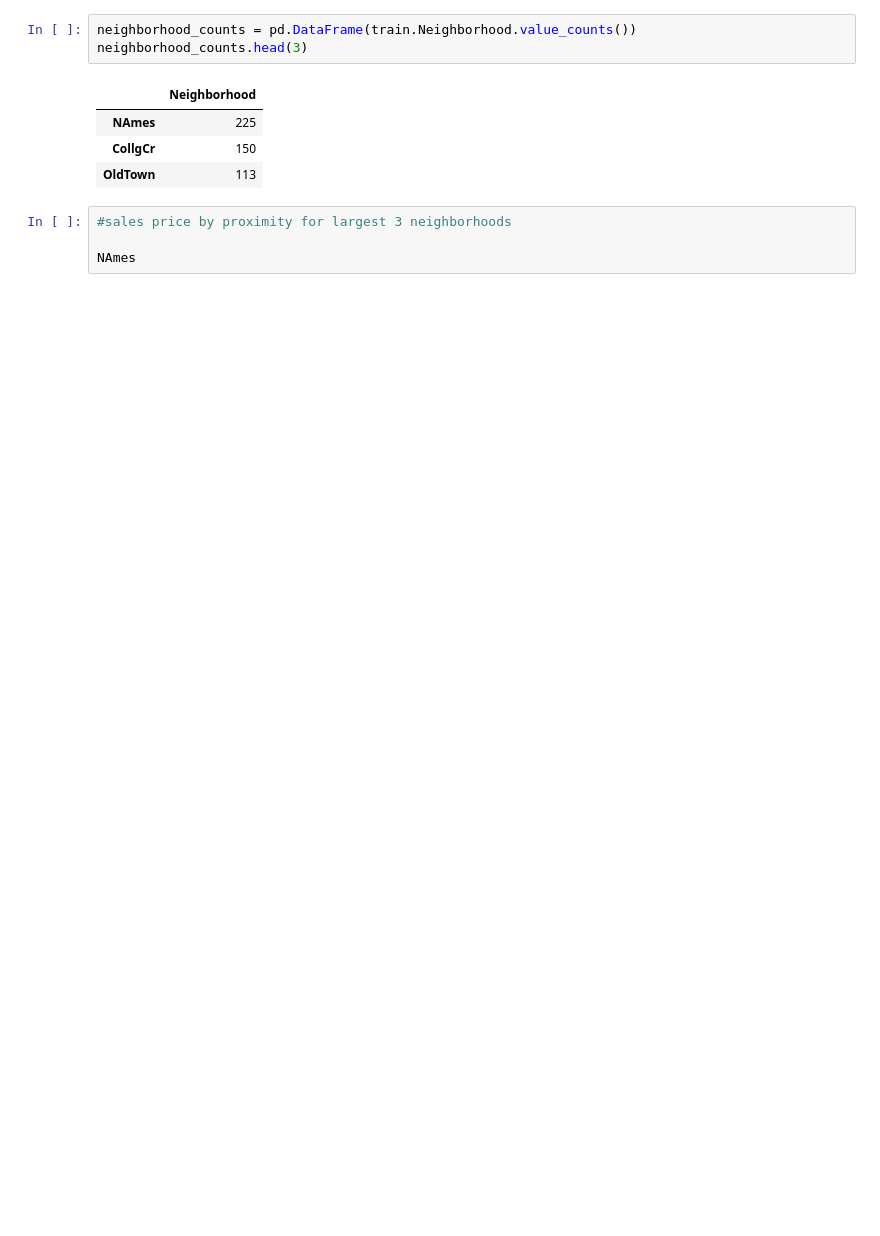
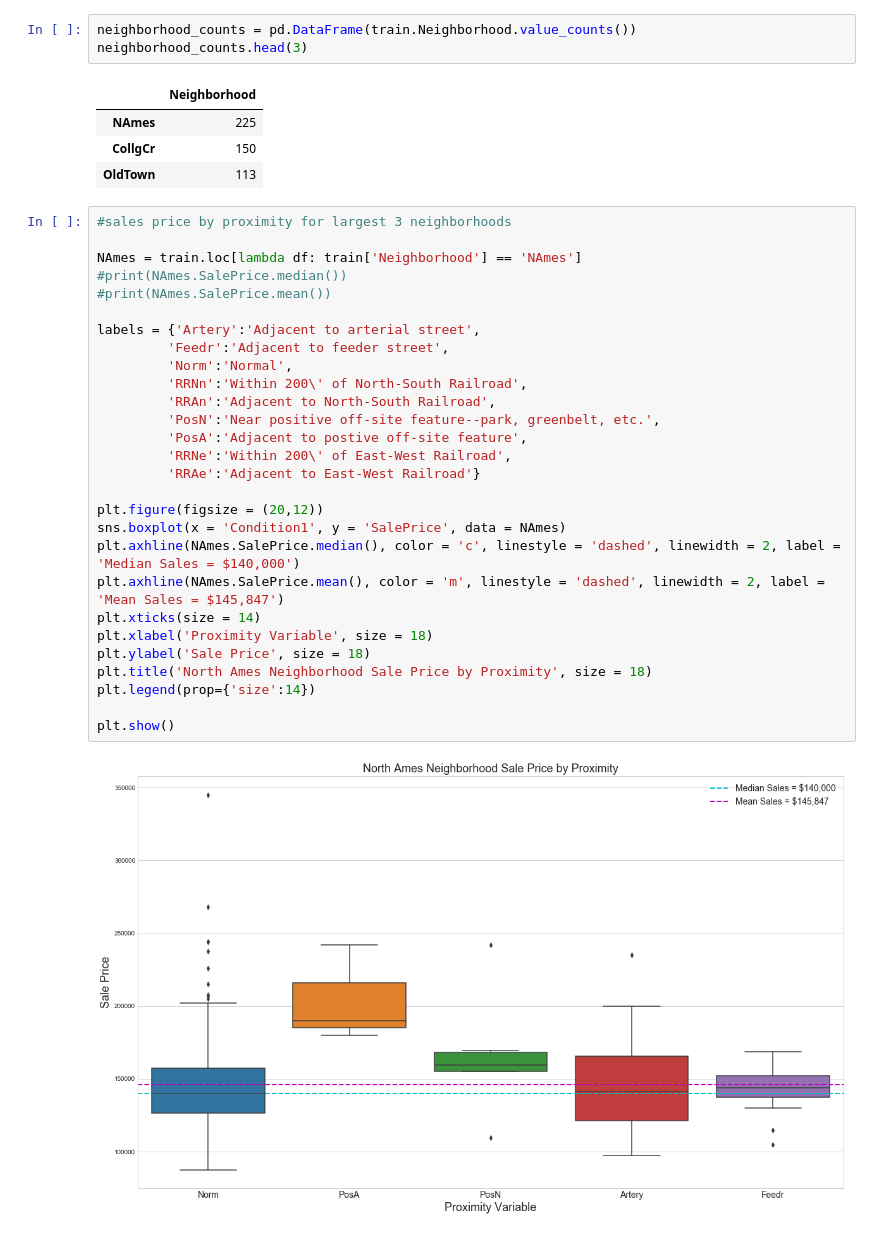
Before and after one commit to brianmcguckin/thinkful_data_science, a Jupyter notebook: unit_01_capstone.ipynb, the cells around one changed output. Cells and saved outputs as stored; diff of their text form; blank space fills up the shorter version.

```diff
--- a/unit_01_capstone.ipynb
+++ b/unit_01_capstone.ipynb
@@ -66,7 +94,33 @@ neighborhood_counts.head(3)
 | NAmes | 225 |
 | CollgCr | 150 |
 | OldTown | 113 |
-# %%
-#sales price by proximity for largest 3 neighborhoods
-
-NAmes
+# %%
+#sales price by proximity for largest 3 neighborhoods
+
+NAmes = train.loc[lambda df: train['Neighborhood'] == 'NAmes']
+#print(NAmes.SalePrice.median())
+#print(NAmes.SalePrice.mean())
+
+labels = {'Artery':'Adjacent to arterial street',
+         'Feedr':'Adjacent to feeder street',
+         'Norm':'Normal',
+         'RRNn':'Within 200\' of North-South Railroad',
+         'RRAn':'Adjacent to North-South Railroad',
+         'PosN':'Near positive off-site feature--park, greenbelt, etc.',
+         'PosA':'Adjacent to postive off-site feature',
+         'RRNe':'Within 200\' of East-West Railroad',
+         'RRAe':'Adjacent to East-West Railroad'}
+
+plt.figure(figsize = (20,12))
+sns.boxplot(x = 'Condition1', y = 'SalePrice', data = NAmes)
+plt.axhline(NAmes.SalePrice.median(), color = 'c', linestyle = 'dashed', linewidth = 2, label = 'Median Sales = $140,000')
+plt.axhline(NAmes.SalePrice.mean(), color = 'm', linestyle = 'dashed', linewidth = 2, label = 'Mean Sales = $145,847')
+plt.xticks(size = 14)
+plt.xlabel('Proximity Variable', size = 18)
+plt.ylabel('Sale Price', size = 18)
+plt.title('North Ames Neighborhood Sale Price by Proximity', size = 18)
+plt.legend(prop={'size':14})
+
+plt.show()
+# %% [output]
+[figure, added]
```
Also changed, not shown: parts of 12 cells of this notebook.
